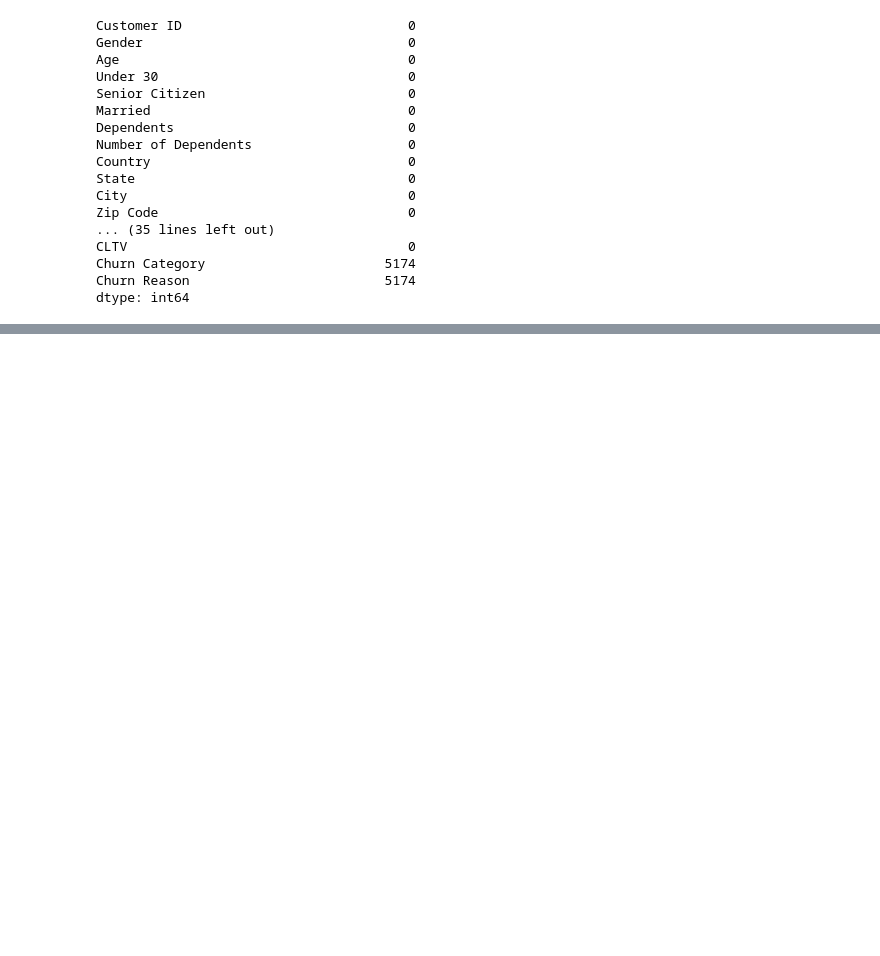
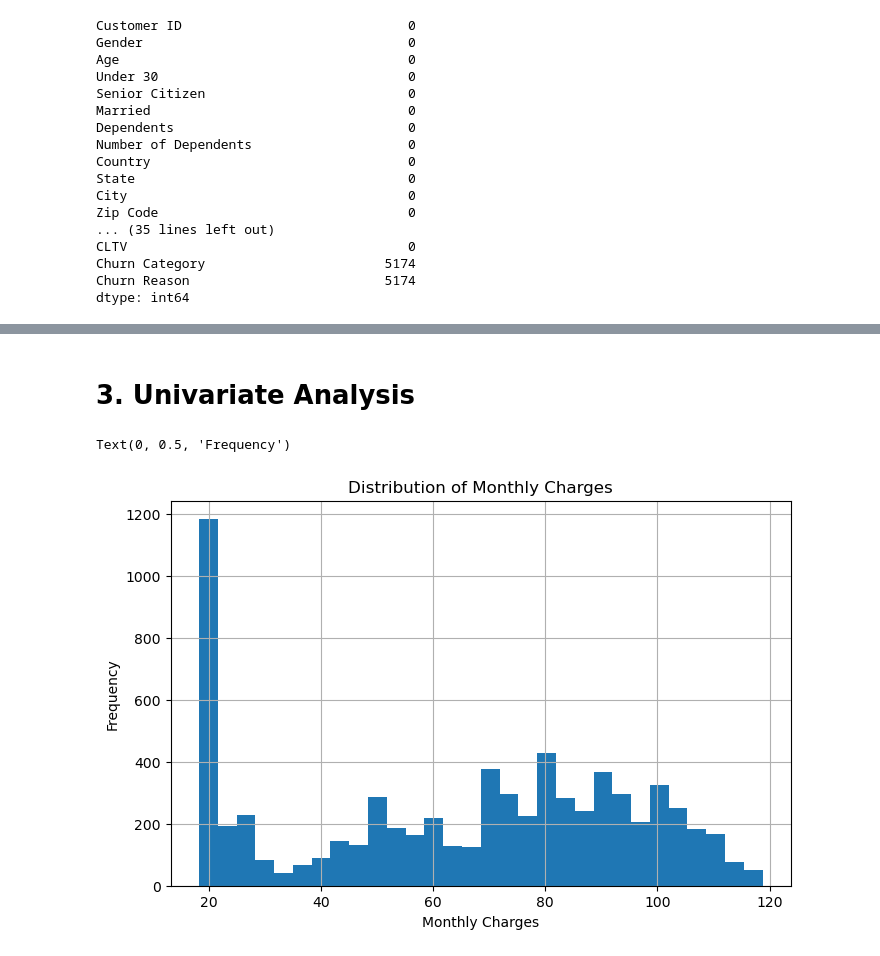
Before and after one commit to AdamImoro/Telco-churn-EDA, a Jupyter notebook: churn-EDA.ipynb, the cells around one changed output, grey strips where cells are left out. Saved outputs shown, nothing was run; the diff lists cells and outputs as text; code cells hidden in the pictures; blank space fills up the shorter version.

Commit message:
Make analysis and visualization of data

```diff
--- a/churn-EDA.ipynb
+++ b/churn-EDA.ipynb
@@ -137,0 +102,11 @@ plt.tight_layout()
+# %% [markdown]
+# 3. Univariate Analysis
+# %%
+plt.figure(figsize=(8,5))
+telco_df['Monthly Charge'].hist(bins=30)
+plt.title("Distribution of Monthly Charges")
+plt.xlabel("Monthly Charges")
+plt.ylabel("Frequency")
+# %% [output]
+Text(0, 0.5, 'Frequency')
+[figure, added]
```
Also changed, not shown: parts of 21 cells of this notebook.
